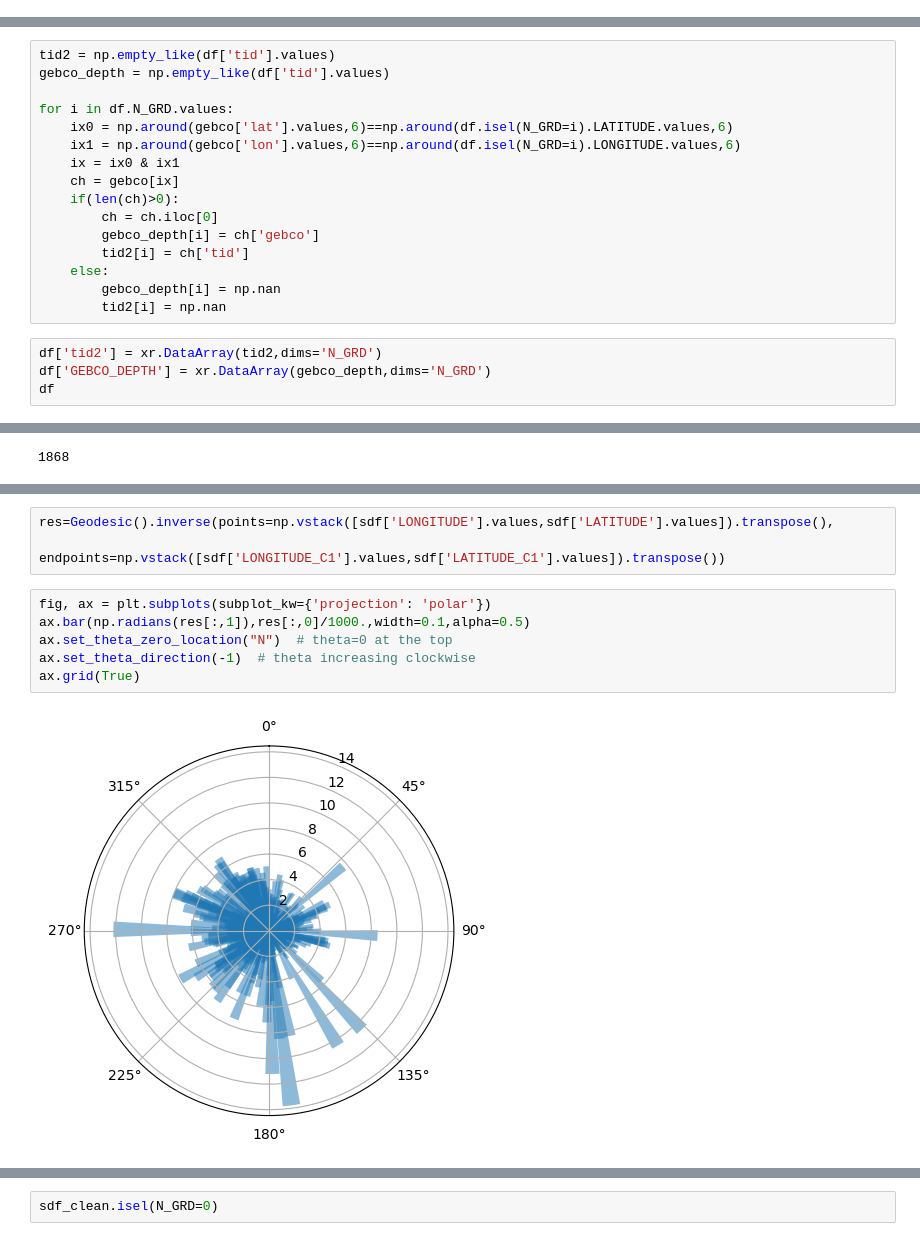
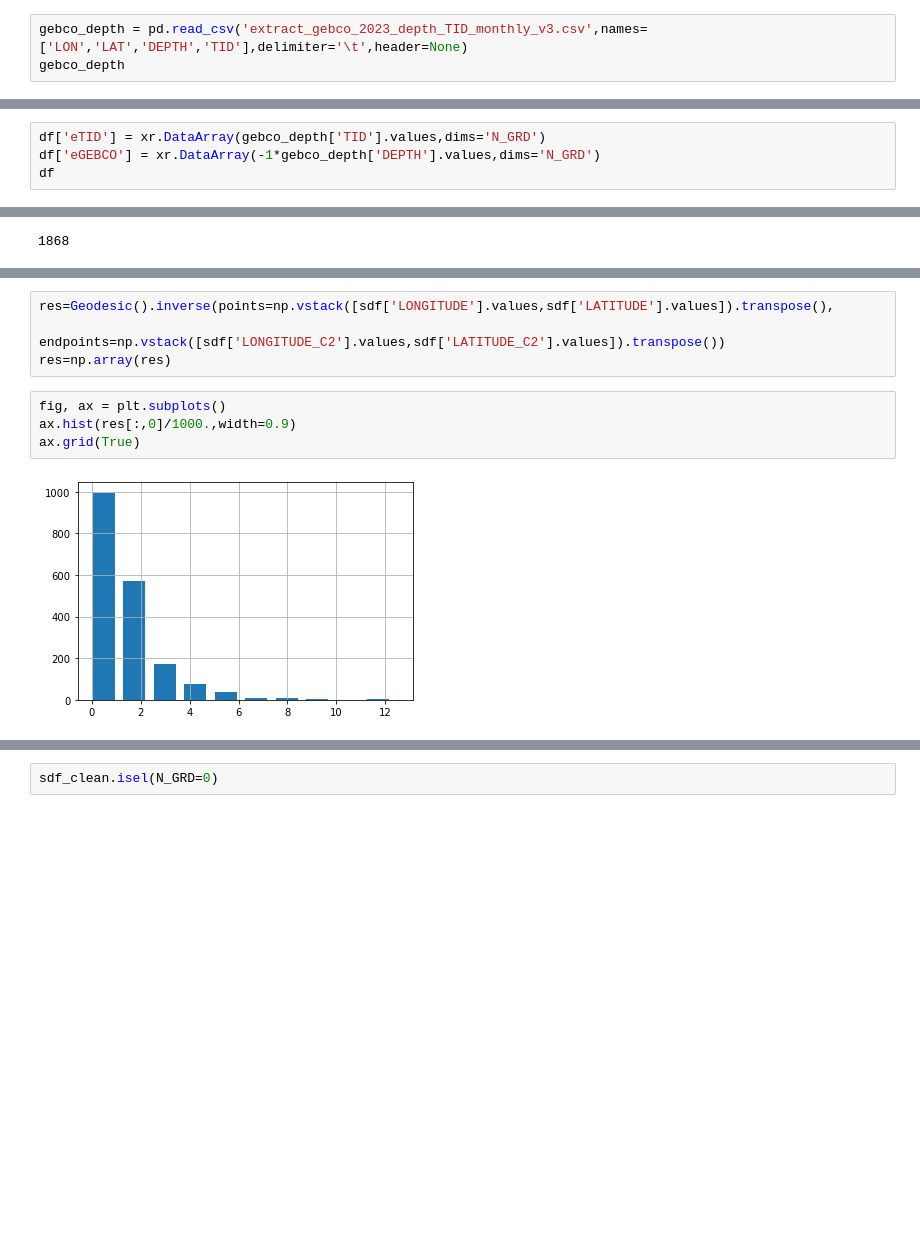
Before and after one commit to quai20/argobathy, a Jupyter notebook: deep/analyze_last.ipynb, the cells around one changed output, grey strips where cells are left out. Drawn from its saved outputs; the diff is of its cells as text; blank space fills up the shorter version.

```diff
--- a/deep/analyze_last.ipynb
+++ b/deep/analyze_last.ipynb
@@ -42,0 +23,3 @@ Data variables: (12/17)
+# %%
+gebco_depth = pd.read_csv('extract_gebco_2023_depth_TID_monthly_v3.csv',names=['LON','LAT','DEPTH','TID'],delimiter='\t',header=None)
+gebco_depth
@@ -49,22 +43,6 @@ tids = {10:'Singlebeam',11:'Multibeam',17:'Combination',40:'Satellite gravimetry
-# %%
-tid2 = np.empty_like(df['tid'].values)
-gebco_depth = np.empty_like(df['tid'].values)
-
-for i in df.N_GRD.values:
-    ix0 = np.around(gebco['lat'].values,6)==np.around(df.isel(N_GRD=i).LATITUDE.values,6)
-    ix1 = np.around(gebco['lon'].values,6)==np.around(df.isel(N_GRD=i).LONGITUDE.values,6)
-    ix = ix0 & ix1
-    ch = gebco[ix]
-    if(len(ch)>0):
-        ch = ch.iloc[0]
-        gebco_depth[i] = ch['gebco']
-        tid2[i] = ch['tid']
-    else:
-        gebco_depth[i] = np.nan
-        tid2[i] = np.nan
 # %%
-df['tid2'] = xr.DataArray(tid2,dims='N_GRD')
-df['GEBCO_DEPTH'] = xr.DataArray(gebco_depth,dims='N_GRD')
+df['eTID'] = xr.DataArray(gebco_depth['TID'].values,dims='N_GRD')
+df['eGEBCO'] = xr.DataArray(-1*gebco_depth['DEPTH'].values,dims='N_GRD')
 df
 # %% [output]
 <xarray.Dataset>
@@ -147,12 +166,11 @@ gl.yformatter = LATITUDE_FORMATTER
 # %%
 res=Geodesic().inverse(points=np.vstack([sdf['LONGITUDE'].values,sdf['LATITUDE'].values]).transpose(),
-                       endpoints=np.vstack([sdf['LONGITUDE_C1'].values,sdf['LATITUDE_C1'].values]).transpose())
+                       endpoints=np.vstack([sdf['LONGITUDE_C2'].values,sdf['LATITUDE_C2'].values]).transpose())
+res=np.array(res)
 # %%
-fig, ax = plt.subplots(subplot_kw={'projection': 'polar'})
-ax.bar(np.radians(res[:,1]),res[:,0]/1000.,width=0.1,alpha=0.5)
-ax.set_theta_zero_location("N")  # theta=0 at the top
-ax.set_theta_direction(-1)  # theta increasing clockwise
+fig, ax = plt.subplots()
+ax.hist(res[:,0]/1000.,width=0.9)
 ax.grid(True)
 # %% [output]
-[figure, old version]
+[figure, new version]
 # %%
```
Also changed, not shown: parts of 13 cells of this notebook, 19 other files.
